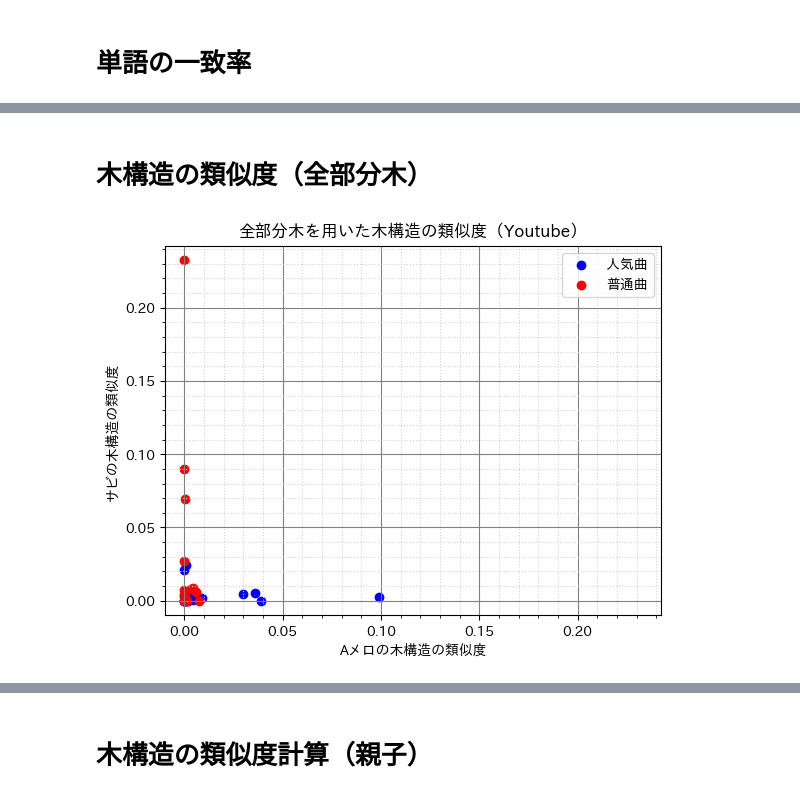
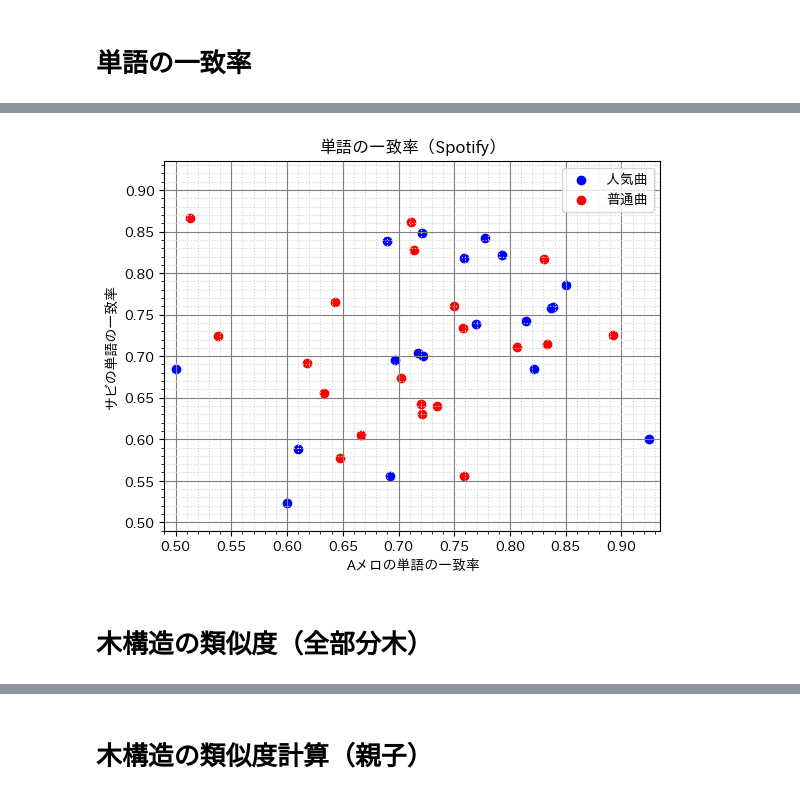
Before and after one commit to tsubasasugawara/lyrics_melody_analyzer, a Jupyter notebook: notebooks/ALL.ipynb, the cells around one changed output, grey strips where cells are left out. Cells and saved outputs as stored; diff of their text form; code cells hidden in the pictures.

```diff
--- a/notebooks/ALL.ipynb
+++ b/notebooks/ALL.ipynb
@@ -74,2 +65,6 @@ plt.grid(which='minor', color='lightgray', linestyle='dotted')
+# %%
+scatter(rates, xy_min_wmr, xy_max_wmr, ["spotify_id"], "spotify_popularity", "単語の一致率（Spotify）", "Aメロの単語の一致率", "サビの単語の一致率")
+# %% [output]
+[figure, added]
 # %% [markdown]
 # 木構造の類似度（全部分木）
@@ -92,20 +70,0 @@ xy_min_ts = min(x_min_ts, y_min_ts) - 0.01
-# %%
-sort_by_youtube = tree_similarity.dropna(subset=["youtube_url"]).sort_values("youtube_play_times", ascending=False)
-center == len(sort_by_youtube) // 2
-pop_youtube = sort_by_youtube[:center]
-unpop_youtube = sort_by_youtube[center:]
-
-plt.scatter(x=RATE_A, y=RATE_S, data=pop_youtube, color='blue', label='人気曲')
-plt.scatter(x=RATE_A, y=RATE_S, data=unpop_youtube, color='red', label='普通曲')
-
-plt.title("全部分木を用いた木構造の類似度（Youtube）")
-plt.xlabel("Aメロの木構造の類似度")
-plt.ylabel("サビの木構造の類似度")
-plt.xlim(xy_min_ts, xy_max_ts)
-plt.ylim(xy_min_ts, xy_max_ts)
-plt.legend()
-plt.minorticks_on()
-plt.grid(which='major', color='gray', linestyle='solid')
-plt.grid(which='minor', color='lightgray', linestyle='dotted')
-# %% [output]
-[figure, removed]
```
Also changed, not shown: parts of 25 cells of this notebook, 2 other files.
